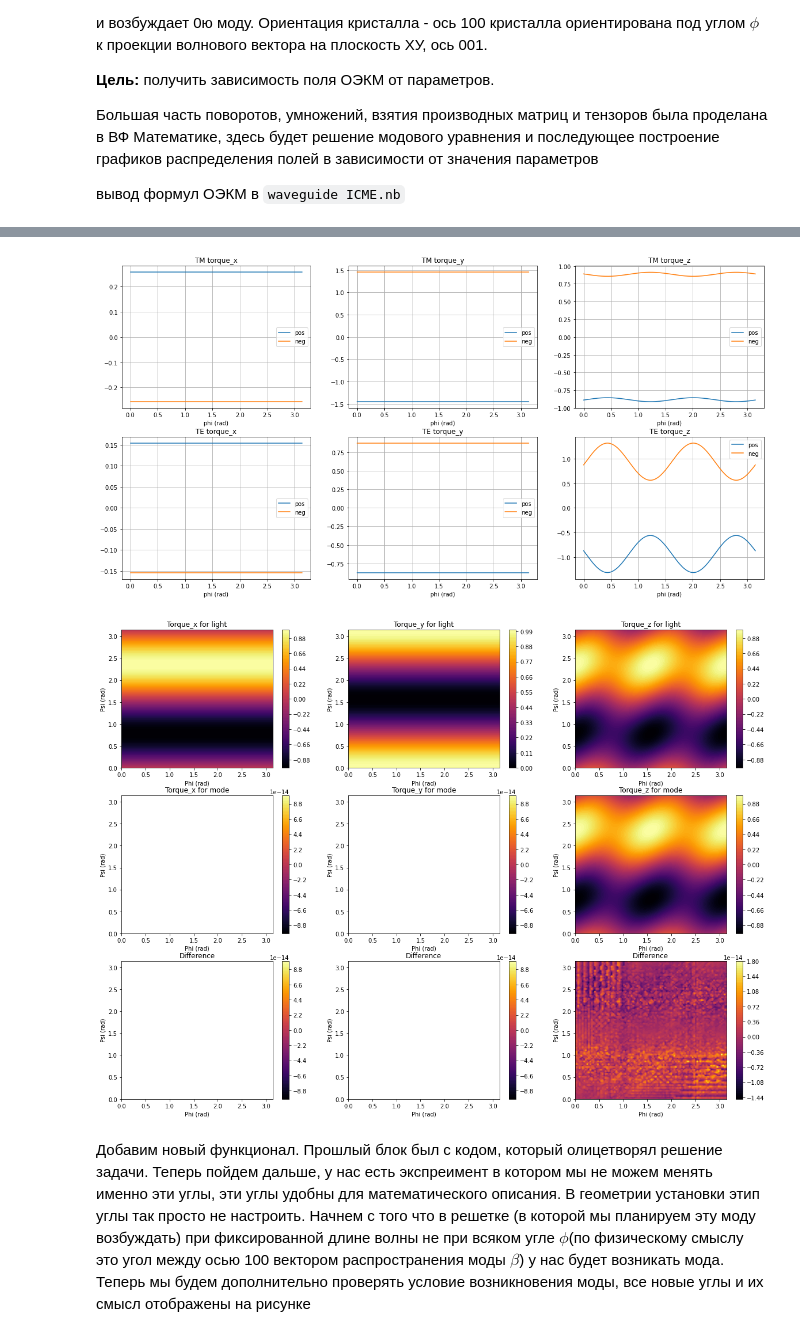
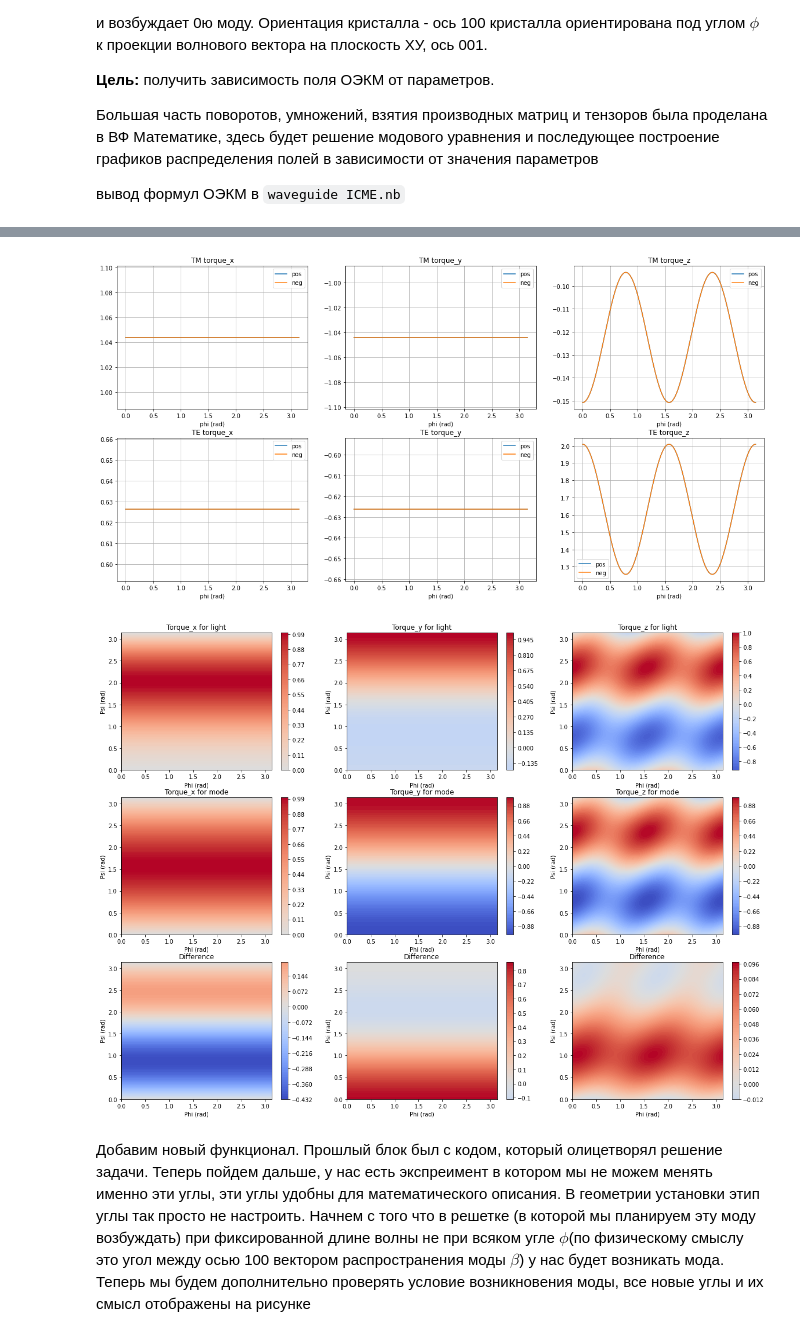
Before and after one commit to Semyonov-as/Python_Modelling, a Jupyter notebook: Waveguide_ICME.ipynb, the cells around one changed output, grey strips where cells are left out. Saved outputs shown, nothing was run; the diff lists cells and outputs as text; code cells hidden in the pictures.

```diff
--- a/Waveguide_ICME.ipynb
+++ b/Waveguide_ICME.ipynb
@@ -170,11 +171,11 @@ lam = 1
 beta_TM = sol_mode_eq(lam, mode='TM')
 beta_TE = sol_mode_eq(lam, mode='TE')
 Z  = np.arange(0, width, width/100)
-psi = 10*np.pi/180
+psi =45*np.pi/180
 
 for i, phi in enumerate(Phi):
-     M_pos = get_M_from_H(1, 0, phi, np.pi*10/180)
-     M_neg = get_M_from_H(-1, 0, phi, np.pi*10/180)
+     M_pos = get_M_from_H(1, psi, phi, np.pi*10/180)
+     M_neg = get_M_from_H(-1, psi, phi, np.pi*10/180)
 
      E_TM = get_E_field_TM(beta_TM, lam, Z)
      max_E = np.max(np.sqrt(np.abs(np.imag(E_TM[0])**2 + np.real(E_TM[1])**2)))
@@ -186,7 +187,7 @@ for i, phi in enumerate(Phi):
      max_E = np.max(np.sqrt(np.abs(np.imag(E_TM[0])**2 + np.real(E_TM[1])**2)))
      E_TM = (E_TM[0]/max_E, E_TM[1]/max_E)
      H_TM_neg = np.mean(ICME_TM(E_TM, phi, M_neg), axis=1)
-     torque_neg_TM[:, i] = np.cross(np.array([np.cos(psi), np.sin(psi), 0]), H_TM_neg)
+     torque_neg_TM[:, i] = np.cross(np.array([-np.cos(psi), -np.sin(psi), 0]), H_TM_neg)
 
      E_TE = get_E_field_TE(beta_TE, lam, Z)
      E_TE = E_TE/np.max(np.abs(E_TE))
@@ -196,7 +197,7 @@ for i, phi in enumerate(Phi):
      E_TE = get_E_field_TE(beta_TE, lam, Z)
      E_TE = E_TE/np.max(np.abs(E_TE))
      H_TE_neg = np.mean(ICME_TE(E_TE, phi, M_neg), axis=1)
-     torque_neg_TE[:, i] = np.cross(np.array([np.cos(psi), np.sin(psi), 0]), H_TE_neg)
+     torque_neg_TE[:, i] = np.cross(np.array([-np.cos(psi), -np.sin(psi), 0]), H_TE_neg)
 
 fig, ax = plt.subplots(2, 3, figsize=(20, 10))
 titles = ['x', 'y', 'z']
@@ -216,7 +217,7 @@ for i in range(3):
     ax[1][i].legend()
     ax[1][i].grid()
 # %% [output]
-[figure, old version]
+[figure, new version]
 # %%
 #compare torque from mode field and from light field for TM mode
 
@@ -234,43 +235,43 @@ angle_of_incidence = 17*np.pi/180
 
 for i, psi in enumerate(PSI):
     for j, phi in enumerate(PHI):
-        M = get_M_from_H(1, psi, phi, np.pi*0/180)
+        M = get_M_from_H(1, psi, phi, np.pi*10/180)
 
         E_TM = get_E_field_TM(beta_TM, lam, Z)
         max_E = np.max(np.sqrt(np.abs(np.imag(E_TM[0])**2 + np.real(E_TM[1])**2)))
         E_TM = (E_TM[0]/max_E, E_TM[1]/max_E)
         H_TM = np.mean(ICME_TM(E_TM, phi, M), axis=1)
         torque_mode[i, j, :] = np.cross(np.array([np.cos(psi), np.sin(psi), 0]), H_TM)
 
         E_light = (np.cos(angle_of_incidence), 0, -np.sin(angle_of_incidence))
         H_light = ICME_arbirtary_E(E_light, phi, M)
         torque_light[i, j, :] = np.cross(np.array([np.cos(psi), np.sin(psi), 0]), H_light)
 
 fig, ax = plt.subplots(3, 3, figsize=(20, 15))
-cmap = plt.get_cmap(name='inferno')
+cmap = plt.get_cmap(name='coolwarm')
 PSI = np.linspace(0, np.pi, xsize)
 PHI = np.linspace(0, np.pi, ysize)
 PHI, PSI = np.meshgrid(PHI, PSI)
 
 for i in range(3):
     ax[0][i].set_title(f"Torque_{titles[i]} for light")
-    cf0 = ax[0][i].contourf(PHI, PSI, torque_light[:,:,i]/torque_light[:,:,i].max(), 100, cmap=cmap)
+    cf0 = ax[0][i].contourf(PHI, PSI, torque_light[:,:,i]/torque_light[:,:,i].max(), 100, cmap=cmap, norm=colors.CenteredNorm())
     fig.colorbar(cf0, ax=ax[0][i])
 
     ax[1][i].set_title(f"Torque_{titles[i]} for mode")
-    cf1 = ax[1][i].contourf(PHI, PSI, torque_mode[:,:,i]/torque_mode[:,:,i].max(), 100, cmap=cmap)
+    cf1 = ax[1][i].contourf(PHI, PSI, torque_mode[:,:,i]/torque_mode[:,:,i].max(), 100, cmap=cmap, norm=colors.CenteredNorm())
     fig.colorbar(cf1, ax=ax[1][i])
 
     ax[2][i].set_title(f"Difference")
-    cf1 = ax[2][i].contourf(PHI, PSI, torque_light[:,:,i]/torque_light[:,:,i].max() - torque_mode[:,:,i]/torque_mode[:,:,i].max(), 100, cmap=cmap)
+    cf1 = ax[2][i].contourf(PHI, PSI, torque_light[:,:,i]/torque_light[:,:,i].max() - torque_mode[:,:,i]/torque_mode[:,:,i].max(), 100, cmap=cmap, norm=colors.CenteredNorm())
     fig.colorbar(cf1, ax=ax[2][i])
 
 for ax__ in ax:
     for ax_ in ax__:
         ax_.set_ylabel('Psi (rad)')
         ax_.set_xlabel('Phi (rad)')
 # %% [output]
-[figure, old version]
+[figure, new version]
 # %% [markdown]
 Добавим новый функционал. Прошлый блок был с кодом, который олицетворял решение задачи. Теперь пойдем дальше, у нас есть экспреимент в котором мы не можем менять именно эти углы, эти углы удобны для математического описания. В геометрии установки этип углы так просто не настроить. Начнем с того что в решетке (в которой мы планируем эту моду возбуждать) при фиксированной длине волны не при всяком угле $\phi$(по физическому смыслу это угол между осью 100 вектором распространения моды $\beta$) у нас будет возникать мода. Теперь мы будем дополнительно проверять условие возникновения моды, все новые углы и их смысл отображены на рисунке
 # %% [markdown]
```
Also changed, not shown: parts of 1 cell of this notebook, 4 other files.
